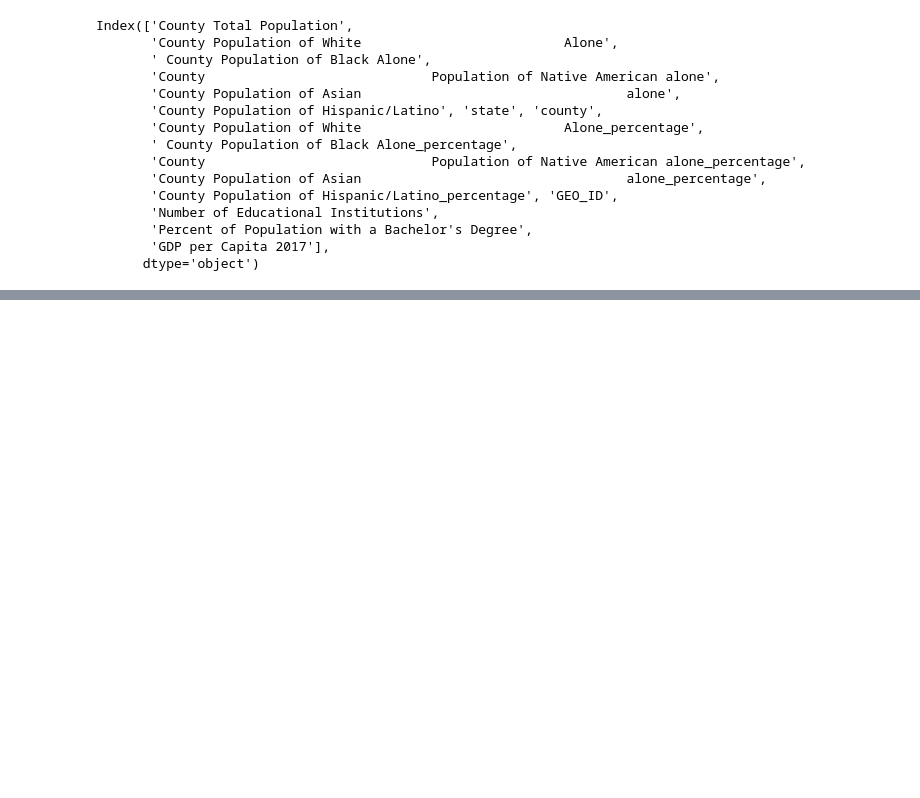
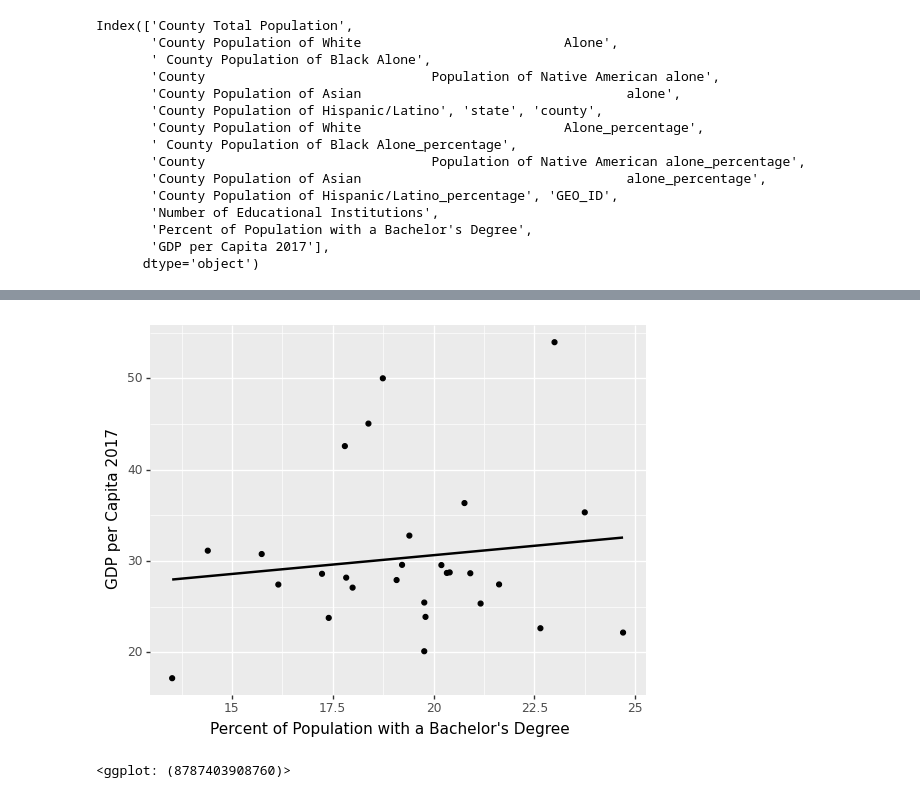
Before and after one commit to leomassoc/LSE-DS105L-Data-Detectives, a Jupyter notebook: notebooks/NB4 Education Data and Race.ipynb, the cells around one changed output, grey strips where cells are left out. Drawn from its saved outputs; the diff is of its cells as text; code cells hidden in the pictures; blank space fills up the shorter version.

```diff
--- a/notebooks/NB4 Education Data and Race.ipynb
+++ b/notebooks/NB4 Education Data and Race.ipynb
@@ -218,0 +235,6 @@ from plotnine import *
+# %%
+# Taking into account the lack of counties with a sizable Native American population, we return to our original
+# question of how bachelor\'s percentage relates to national income in counties with a clear white majority
+# which means more than 80% white with those with less.
+df_NC_W = df_NC[df_NC["County Population of White                          Alone_percentage"] > 80]
+df_NC_W.columns
@@ -218,0 +257,8 @@ from plotnine import *
+# %%
+#Using this data to plot the GDP per Capita and Percent of Population with a Bachelor's Degree, in addition to
+#a best-fit line and correlation coefficient
+ggplot(df_NC_W, aes(x='Percent of Population with a Bachelor\'s Degree', y = 'GDP per Capita 2017')) + \
+    geom_point() + geom_smooth(method='lm', se=False)
+# %% [output]
+[figure, added]
+<ggplot: (8787403908760)>
```
Also changed, not shown: parts of 4 cells of this notebook.
